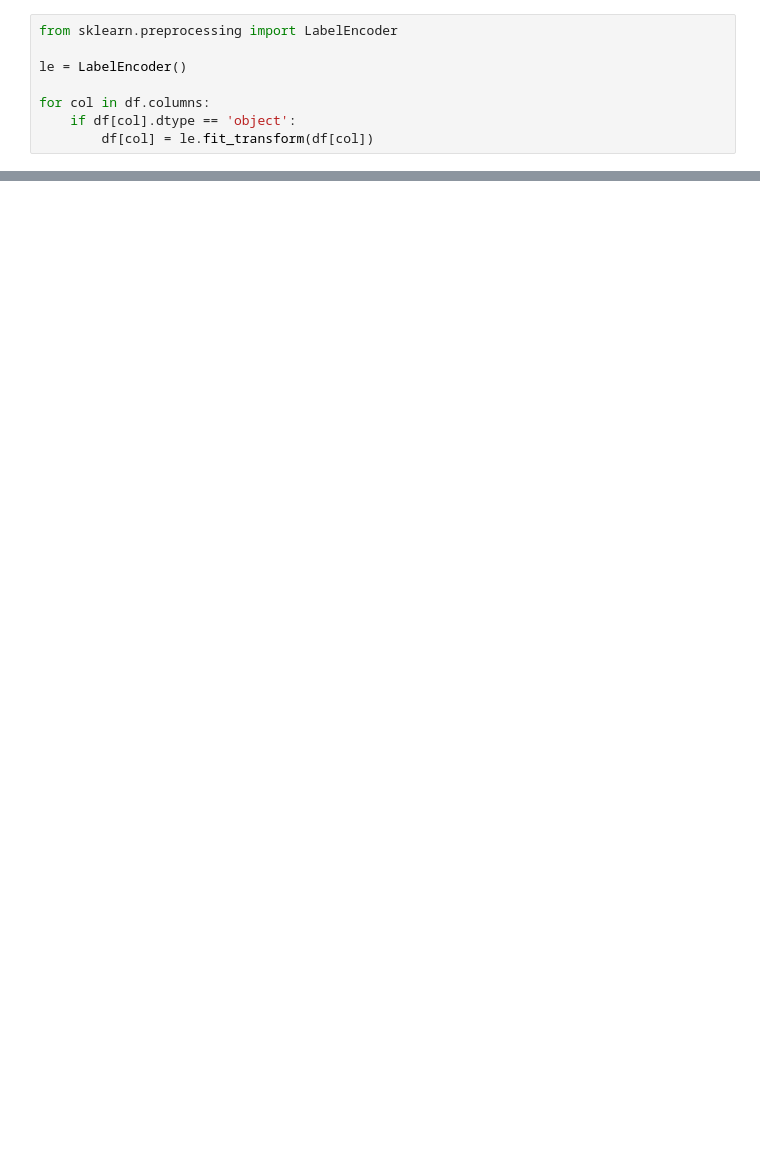
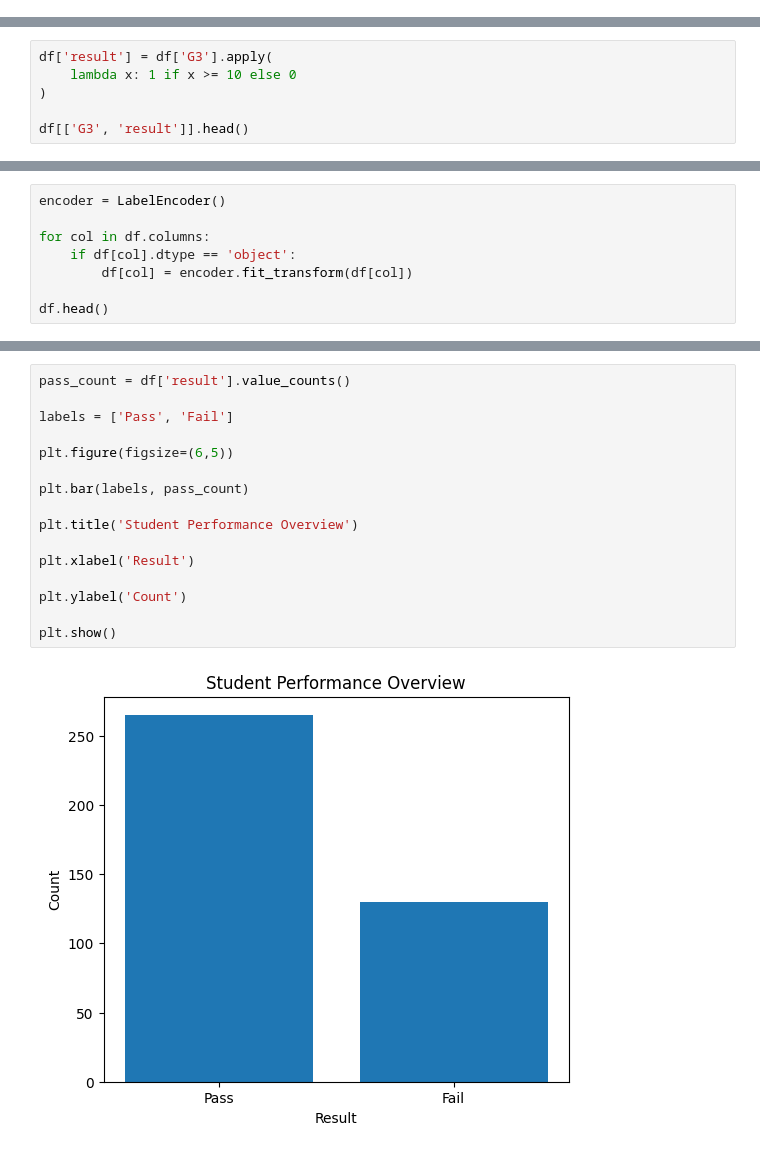
Before and after one commit to AdithiJRao/Student-Performance-Prediction-, a Jupyter notebook: Student_Performance_Prediction.ipynb, the cells around one changed output, grey strips where cells are left out. Cells and saved outputs as stored; diff of their text form; blank space fills up the shorter version.

```diff
--- a/Student_Performance_Prediction.ipynb
+++ b/Student_Performance_Prediction.ipynb
@@ -94,8 +2,0 @@ plt.show()
-# %%
-from sklearn.preprocessing import LabelEncoder
-
-le = LabelEncoder()
-
-for col in df.columns:
-    if df[col].dtype == 'object':
-        df[col] = le.fit_transform(df[col])
@@ -270,0 +81,6 @@ Prediction: Pass
+# %%
+df['result'] = df['G3'].apply(
+    lambda x: 1 if x >= 10 else 0
+)
+
+df[['G3', 'result']].head()
@@ -270,0 +94,8 @@ Prediction: Pass
+# %%
+encoder = LabelEncoder()
+
+for col in df.columns:
+    if df[col].dtype == 'object':
+        df[col] = encoder.fit_transform(df[col])
+
+df.head()
@@ -270,0 +110,18 @@ Prediction: Pass
+# %%
+pass_count = df['result'].value_counts()
+
+labels = ['Pass', 'Fail']
+
+plt.figure(figsize=(6,5))
+
+plt.bar(labels, pass_count)
+
+plt.title('Student Performance Overview')
+
+plt.xlabel('Result')
+
+plt.ylabel('Count')
+
+plt.show()
+# %% [output]
+[figure, added]
```
Also changed, not shown: parts of 44 cells of this notebook.
